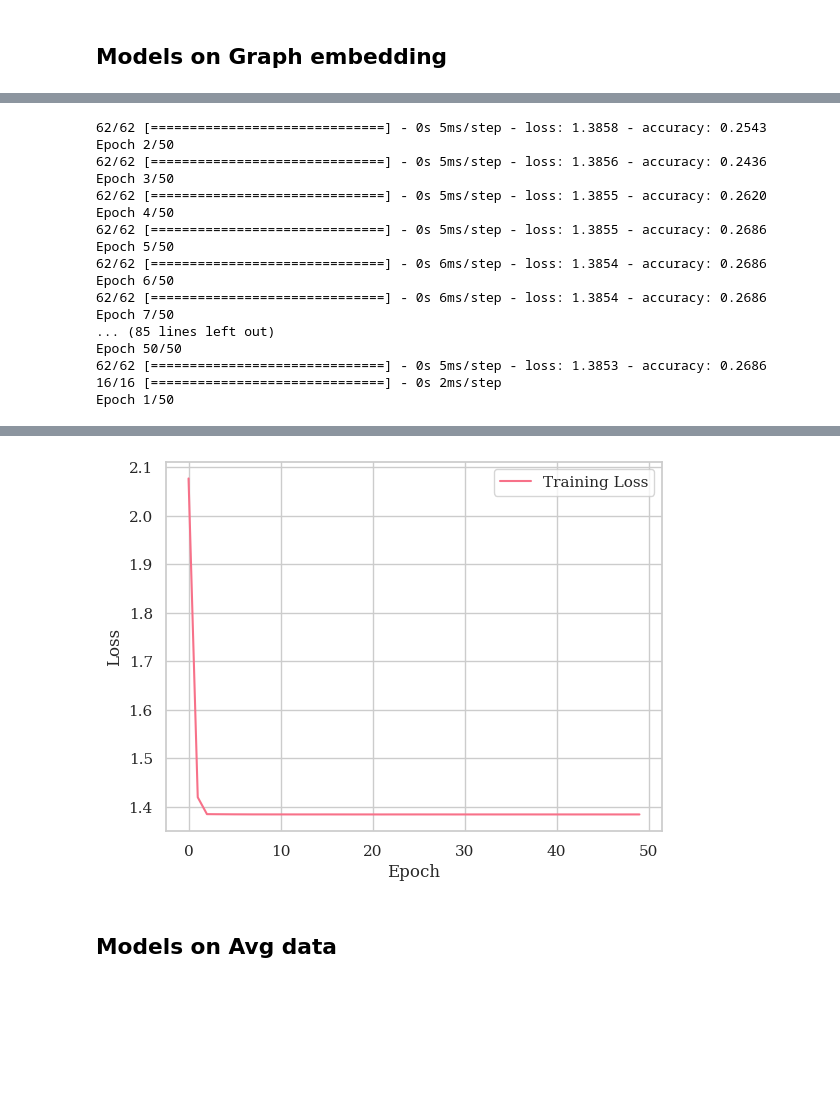
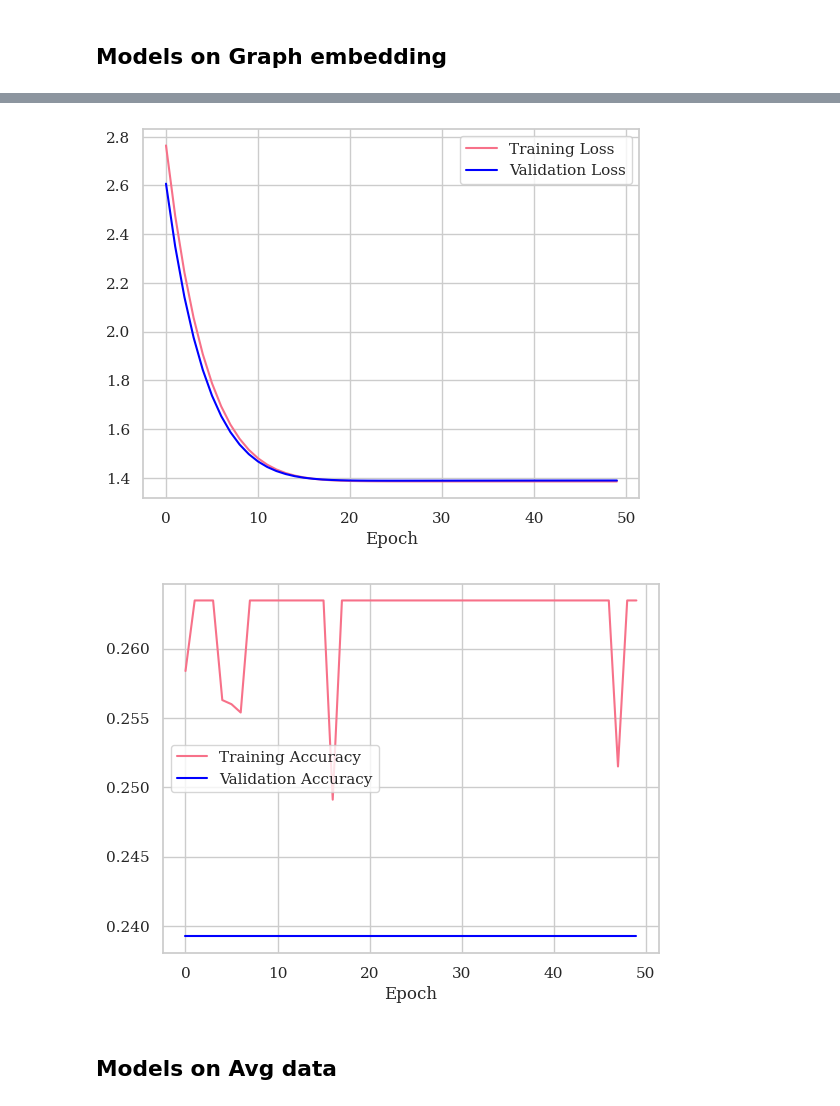
Before and after one commit to sam189239/EEG-MI-Benchmarking, a Jupyter notebook: code/bci_main_9+3.ipynb, the cells around one changed output, grey strips where cells are left out. Saved outputs shown, nothing was run; the diff lists cells and outputs as text; code cells hidden in the pictures; blank space fills up the shorter version.

```diff
--- a/code/bci_main_9+3.ipynb
+++ b/code/bci_main_9+3.ipynb
@@ -460,3 +695,10 @@ X_TEST_GRAPH = apply_node2vec(test_data)
+# %%
+node2vec_model = apply_node2vec(electrode_graph)
+X_GRAPH = integrate_embeddings_with_eeg(train_data, node2vec_model)
+X_TEST_GRAPH = integrate_embeddings_with_eeg(test_data, node2vec_model)
+# Create graph and apply Node2Vec
+electrode_graph = generate_electrode_graph(22)
+node2vec_model = apply_node2vec(electrode_graph)
 # %% [markdown]
 ## Triplet Loss
 # %%
@@ -709,5 +902,5 @@ Epoch 50/50
 # %%
-cnn_graph = build_cnn_classifier((64, 1), num_layers)
+cnn_graph = build_cnn_classifier((64, 1), 2, lr = 0.0001)
 cnn_graph, cnn_graph_results = CV_train(cnn_graph, X_GRAPH, X_TEST_GRAPH, cnn = True)
 # %% [output]
 Epoch 1/50
@@ -747,17 +923,0 @@ Epoch 1/50
-62/62 [==============================] - 0s 5ms/step - loss: 1.3858 - accuracy: 0.2543
-Epoch 2/50
-62/62 [==============================] - 0s 5ms/step - loss: 1.3856 - accuracy: 0.2436
-Epoch 3/50
-62/62 [==============================] - 0s 5ms/step - loss: 1.3855 - accuracy: 0.2620
-Epoch 4/50
-62/62 [==============================] - 0s 5ms/step - loss: 1.3855 - accuracy: 0.2686
-Epoch 5/50
-62/62 [==============================] - 0s 6ms/step - loss: 1.3854 - accuracy: 0.2686
-Epoch 6/50
-62/62 [==============================] - 0s 6ms/step - loss: 1.3854 - accuracy: 0.2686
-Epoch 7/50
-... (85 lines left out)
-Epoch 50/50
-62/62 [==============================] - 0s 5ms/step - loss: 1.3853 - accuracy: 0.2686
-16/16 [==============================] - 0s 2ms/step
-Epoch 1/50
@@ -781,4 +924,5 @@ Epoch 50/50
-[figure, old version]
+[figure, new version]
+[figure, added]
 # %% [markdown]
 ## Models on Avg data
 # %%
```
Also changed, not shown: parts of 6 cells of this notebook, 3 other files.
